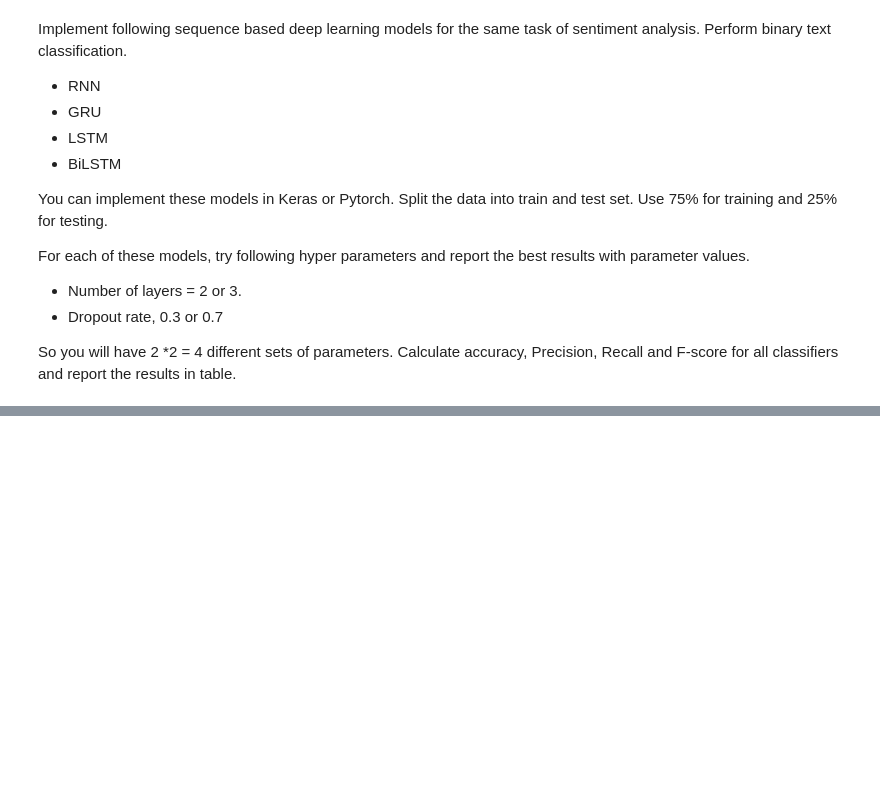
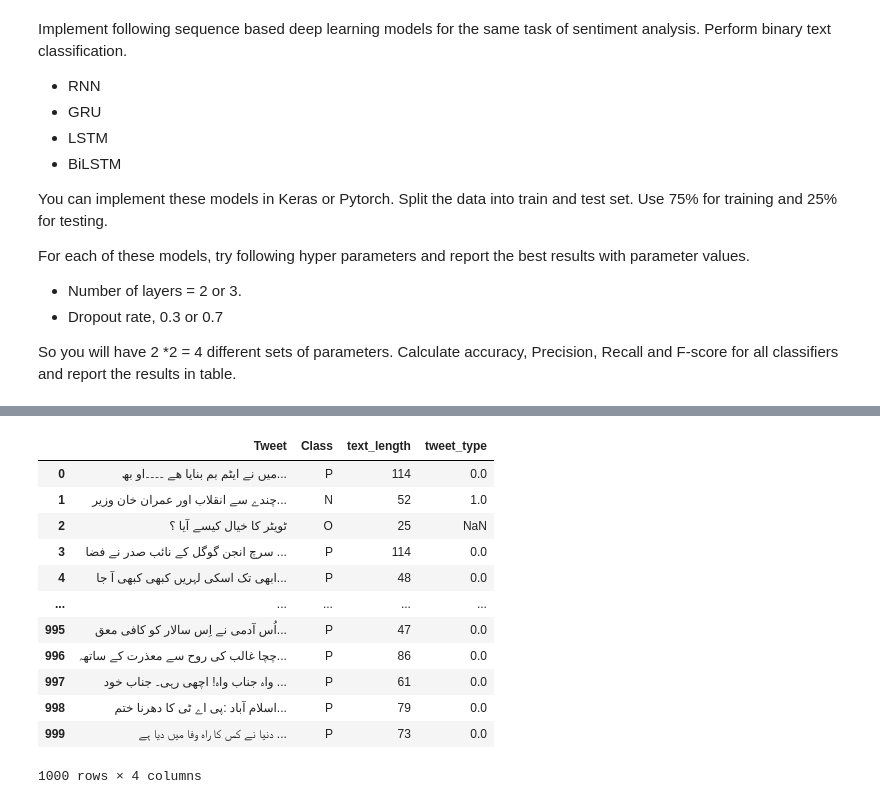
Before and after one commit to joharkhan99/Data-Science-Internship, a Jupyter notebook: Week2/Day2/Regression_and_Sentiment_Analysis.ipynb, the cells around one changed output, grey strips where cells are left out. Cells and saved outputs as stored; diff of their text form; code cells hidden in the pictures; blank space fills up the shorter version.

```diff
--- a/Week2/Day2/Regression_and_Sentiment_Analysis.ipynb
+++ b/Week2/Day2/Regression_and_Sentiment_Analysis.ipynb
@@ -411,0 +449,20 @@ urdu_dataframe.head(30)
+# %%
+urdu_dataframe['text_length'] =  urdu_dataframe.Tweet.apply(len)
+
+urdu_dataframe['tweet_type'] = urdu_dataframe['Class'].map({'P': 0, 'N': 1})
+# %%
+urdu_dataframe
+# %% [output]
+|  | Tweet | Class | text_length | tweet_type |
+| 0 | میں نے ایٹم بم بنایا ھے ۔۔۔۔او بھ... | P | 114 | 0.0 |
+| 1 | چندے سے انقلاب اور عمران خان وزیر... | N | 52 | 1.0 |
+| 2 | ٹویٹر کا خیال کیسے آیا ؟ | O | 25 | NaN |
+| 3 | سرچ انجن گوگل کے نائب صدر نے فضا ... | P | 114 | 0.0 |
+| 4 | ابھی تک اسکی لہریں کبھی کبھی آ جا... | P | 48 | 0.0 |
+| ... | ... | ... | ... | ... |
+| 995 | اُس آدمی نے اِس سالار کو کافی معق... | P | 47 | 0.0 |
+| 996 | چچا غالب کی روح سے معذرت کے ساتھہ... | P | 86 | 0.0 |
+| 997 | واہ جناب واہ! اچھی رہی۔ جناب خود ... | P | 61 | 0.0 |
+| 998 | اسلام آباد :پی اے ٹی کا دھرنا ختم... | P | 79 | 0.0 |
+| 999 | دنیا نے کس کا راہ وفا میں دیا ہے ... | P | 73 | 0.0 |
+1000 rows × 4 columns
```
Also changed, not shown: parts of 20 cells of this notebook.
